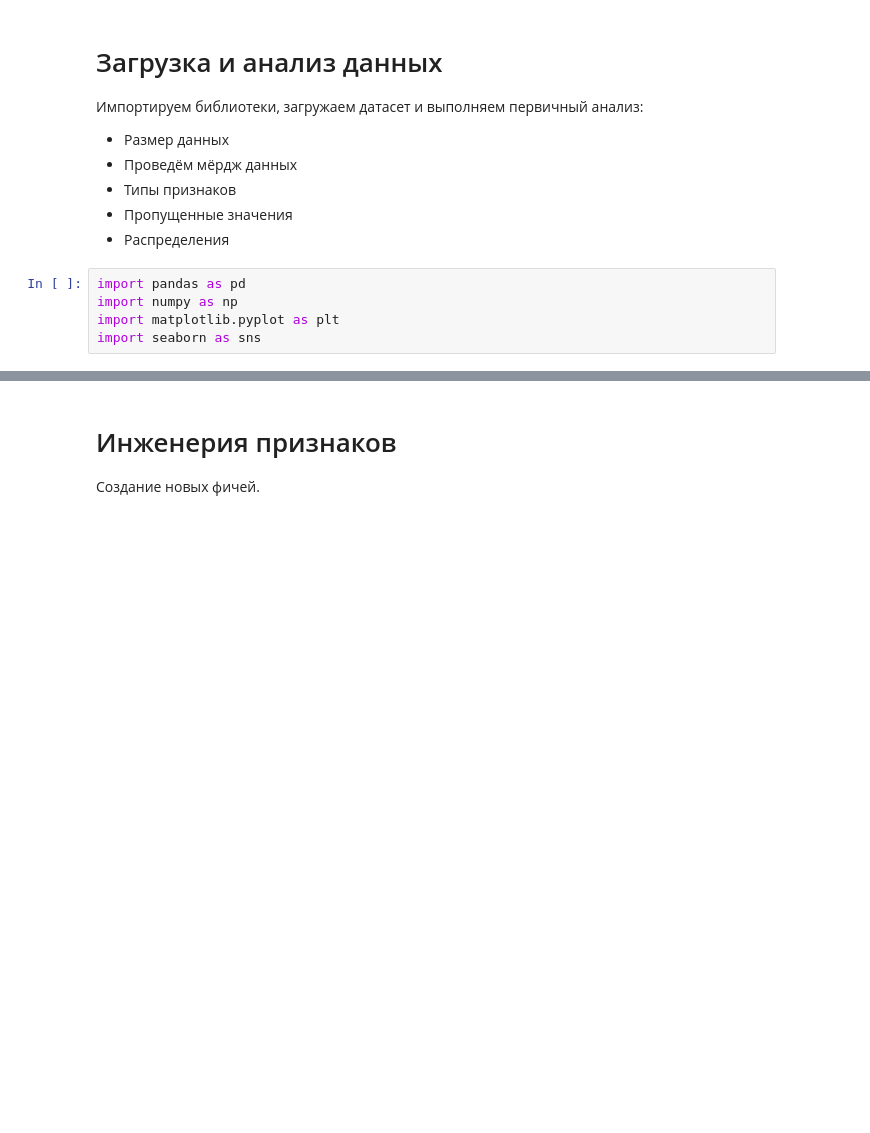
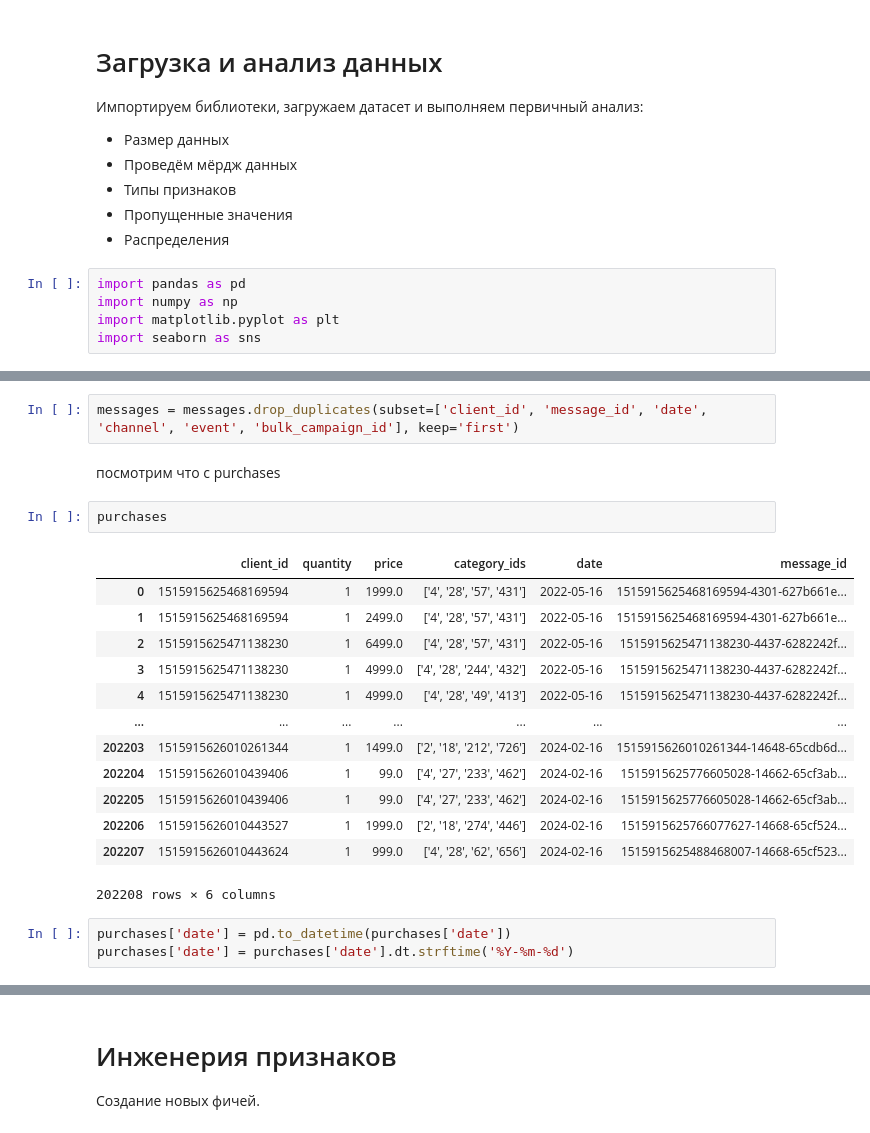
Before and after one commit to upv/Marketing, a Jupyter notebook: Marketing.ipynb, the cells around one changed output, grey strips where cells are left out. Cells and saved outputs as stored; diff of their text form; blank space fills up the shorter version.

```diff
--- a/Marketing.ipynb
+++ b/Marketing.ipynb
@@ -84,0 +243,23 @@ class DataAnalyzer:
+# %%
+messages = messages.drop_duplicates(subset=['client_id', 'message_id', 'date', 'channel', 'event', 'bulk_campaign_id'], keep='first')
+# %% [markdown]
+посмотрим что с purchases
+# %%
+purchases
+# %% [output]
+|  | client_id | quantity | price | category_ids | date | message_id |
+| 0 | 1515915625468169594 | 1 | 1999.0 | ['4', '28', '57', '431'] | 2022-05-16 | 1515915625468169594-4301-627b661e... |
+| 1 | 1515915625468169594 | 1 | 2499.0 | ['4', '28', '57', '431'] | 2022-05-16 | 1515915625468169594-4301-627b661e... |
+| 2 | 1515915625471138230 | 1 | 6499.0 | ['4', '28', '57', '431'] | 2022-05-16 | 1515915625471138230-4437-6282242f... |
+| 3 | 1515915625471138230 | 1 | 4999.0 | ['4', '28', '244', '432'] | 2022-05-16 | 1515915625471138230-4437-6282242f... |
+| 4 | 1515915625471138230 | 1 | 4999.0 | ['4', '28', '49', '413'] | 2022-05-16 | 1515915625471138230-4437-6282242f... |
+| ... | ... | ... | ... | ... | ... | ... |
+| 202203 | 1515915626010261344 | 1 | 1499.0 | ['2', '18', '212', '726'] | 2024-02-16 | 1515915626010261344-14648-65cdb6d... |
+| 202204 | 1515915626010439406 | 1 | 99.0 | ['4', '27', '233', '462'] | 2024-02-16 | 1515915625776605028-14662-65cf3ab... |
+| 202205 | 1515915626010439406 | 1 | 99.0 | ['4', '27', '233', '462'] | 2024-02-16 | 1515915625776605028-14662-65cf3ab... |
+| 202206 | 1515915626010443527 | 1 | 1999.0 | ['2', '18', '274', '446'] | 2024-02-16 | 1515915625766077627-14668-65cf524... |
+| 202207 | 1515915626010443624 | 1 | 999.0 | ['4', '28', '62', '656'] | 2024-02-16 | 1515915625488468007-14668-65cf523... |
+202208 rows × 6 columns
+# %%
+purchases['date'] = pd.to_datetime(purchases['date'])
+purchases['date'] = purchases['date'].dt.strftime('%Y-%m-%d')
```
Also changed, not shown: parts of 27 cells of this notebook, 2 other files.
